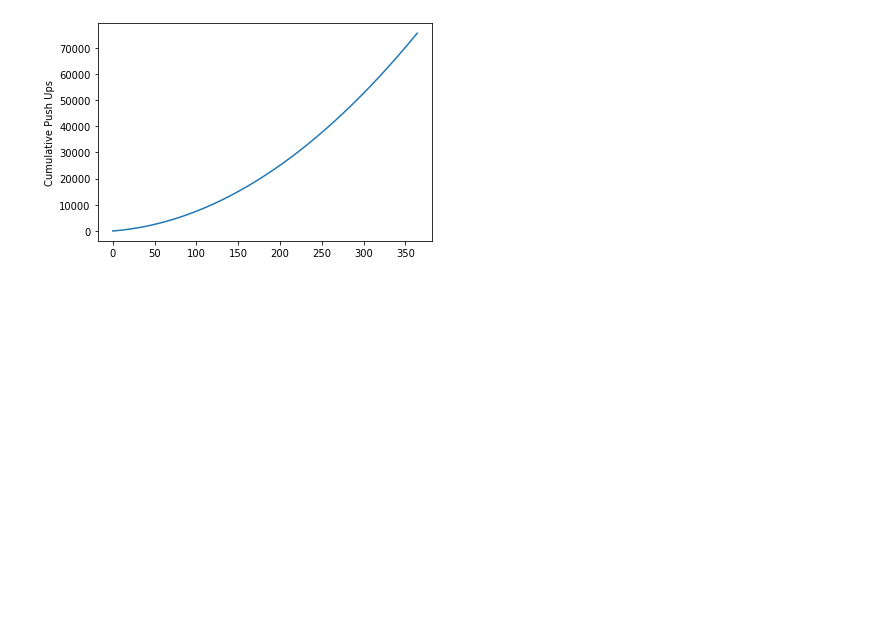
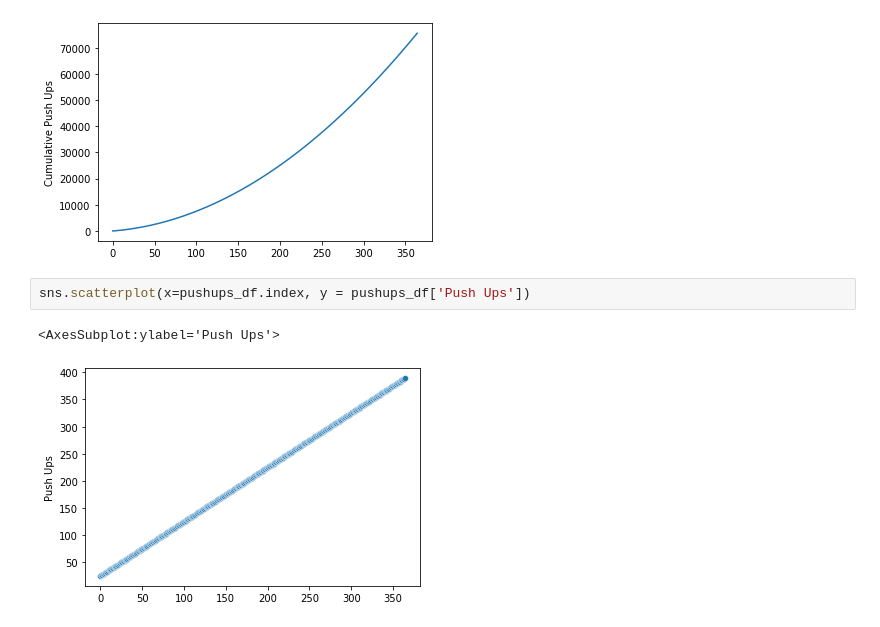
Before and after one commit to Greg-Kojadinovich/pu, a Jupyter notebook: PushUps.ipynb, the cells around one changed output. Cells and saved outputs as stored; diff of their text form; blank space fills up the shorter version.

```diff
--- a/PushUps.ipynb
+++ b/PushUps.ipynb
@@ -61,3 +68,8 @@ sns.lineplot(x= pushups_df.index, y=pushups_df['Cumulative Push Ups'])
 # %% [output]
 <AxesSubplot:ylabel='Cumulative Push Ups'>
 [figure]
+# %%
+sns.scatterplot(x=pushups_df.index, y = pushups_df['Push Ups'])
+# %% [output]
+<AxesSubplot:ylabel='Push Ups'>
+[figure, added]
```
Also changed, not shown: parts of 10 cells of this notebook.
